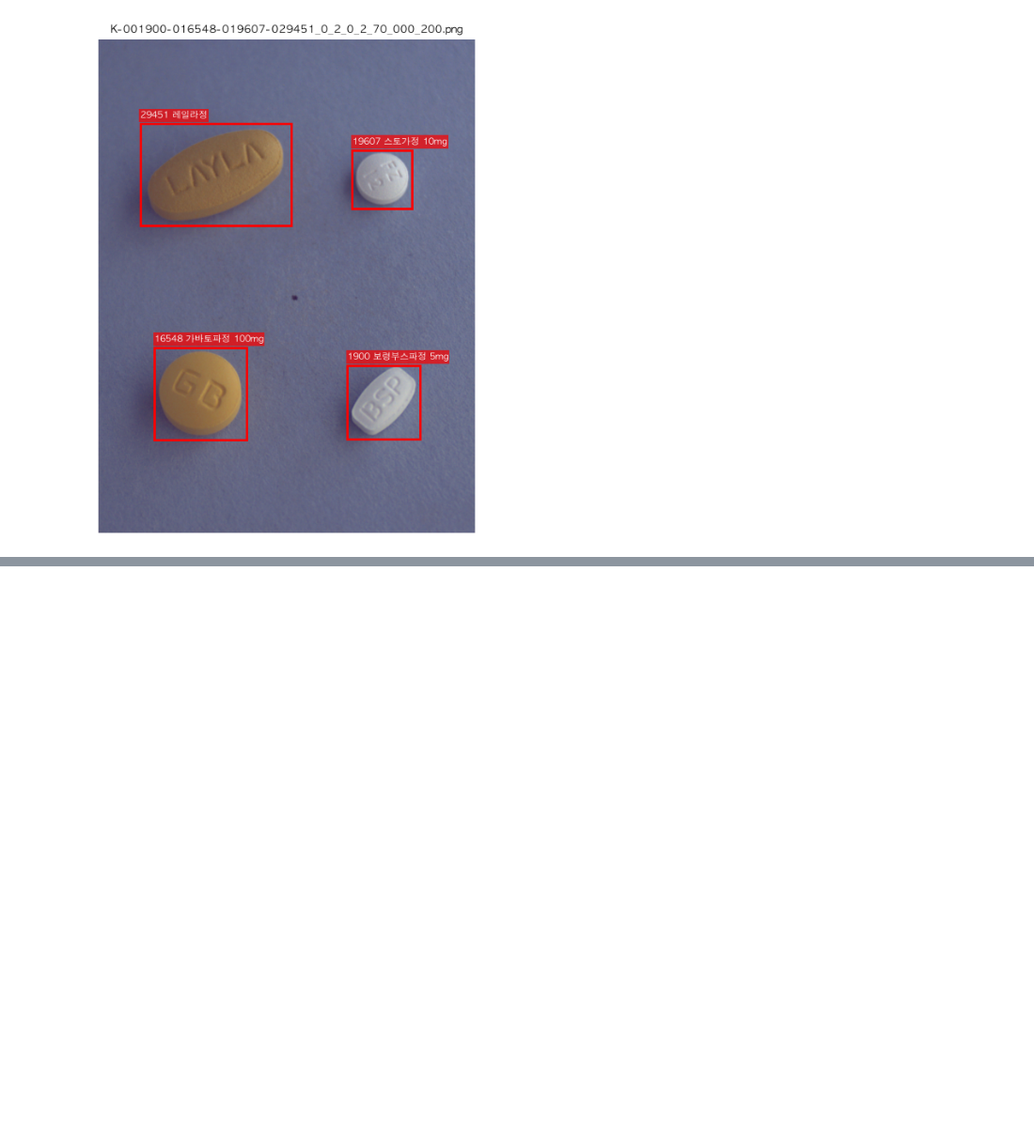
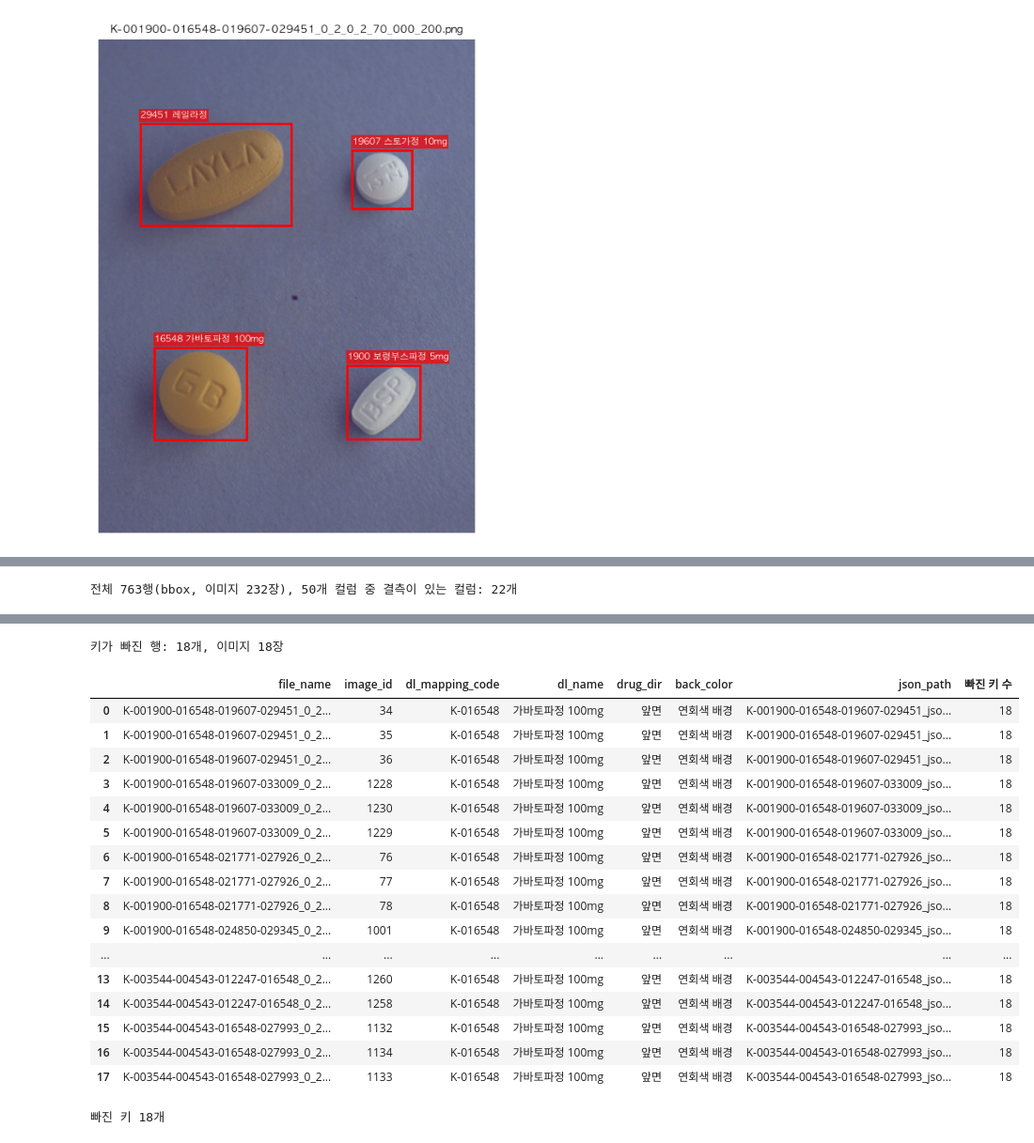
Before and after one commit to def-uk/pill-bbox, a Jupyter notebook: notebooks/dongwook_eda.ipynb, the cells around one changed output, grey strips where cells are left out. Shown at 94% size. Saved outputs shown, nothing was run; the diff lists cells and outputs as text; code cells hidden in the pictures; blank space fills up the shorter version.

Commit message:
data: 테이블 결측치 탐색

```diff
--- a/notebooks/dongwook_eda.ipynb
+++ b/notebooks/dongwook_eda.ipynb
@@ -137,0 +233,60 @@ show_image(img_df["file_name"].iloc[0])
+# %%
+# load_annotations()에서 붙인 컬럼을 빼면 JSON images[]의 컬럼만 남는다.
+ADDED_COLS = ["image_path", "json_path", "ann_id", "category_id", "category_name"]
+ADDED_COLS += ["x", "y", "w", "h", "area"]
+# 결측 행이 어떤 이미지·알약인지 알아볼 수 있게 함께 보여줄 컬럼
+ID_COLS = ["file_name", "image_id", "dl_mapping_code", "dl_name", "drug_dir", "back_color"]
+
+# data/README.md의 스키마 표에서 images[] 키의 필수여부와 설명을 읽는다.
+# 예: | `images[].drug_shape` | String | M | 알약 모양 |
+schema_pattern = re.compile(r"^\| `images\[\]\.(\w+)` \| [^|]+ \| (\w) \| ([^|]+?) \|$")
+schema_rows = [
+    m.groups()
+    for line in (DATA_DIR / "README.md").read_text(encoding="utf-8").splitlines()
+    if (m := schema_pattern.match(line.strip()))
+]
+schema_df = pd.DataFrame(schema_rows, columns=["키", "필수여부", "설명"]).set_index("키")
+schema_df.loc["image_id"] = schema_df.loc["id"]  # load_annotations()에서 id를 image_id로 바꿨다.
+
+# ann_df는 bbox(알약) 한 개당 한 행이다. 메타데이터도 그 알약에 대한 정보다.
+meta_df = ann_df.drop(columns=ADDED_COLS)
+is_blank = meta_df.apply(lambda s: s.notna() & s.astype(str).str.strip().eq(""))
+
+# NaN(키 없음)은 정보 누락, 빈 문자열은 "해당 없음"일 수 있어서 비율을 따로 본다.
+n_nan = meta_df.isna().sum()
+n_blank = is_blank.sum()
+null_df = pd.DataFrame(
+    {
+        "NaN": n_nan,
+        "NaN 비율(%)": (n_nan / len(meta_df) * 100).round(1),
+        "빈 문자열": n_blank,
+        "빈 문자열 비율(%)": (n_blank / len(meta_df) * 100).round(1),
+        "결측 비율(%)": ((n_nan + n_blank) / len(meta_df) * 100).round(1),
+    }
+)
+null_df = null_df.join(schema_df)
+null_df = null_df[null_df["결측 비율(%)"] > 0].sort_values(["결측 비율(%)", "NaN"], ascending=False)
+
+print(
+    f"전체 {len(meta_df)}행(bbox, 이미지 {meta_df['file_name'].nunique()}장), "
+    f"{meta_df.shape[1]}개 컬럼 중 결측이 있는 컬럼: {len(null_df)}개"
+)
+display(null_df)
+
+# 키 자체가 빠진(NaN) 행이 어떤 이미지·알약인지 본다.
+is_nan_row = meta_df.isna().any(axis=1)
+nan_cols = sorted(meta_df.columns[meta_df.isna().any()])
+nan_rows_df = ann_df.loc[is_nan_row, ID_COLS].copy()
+nan_rows_df["json_path"] = [
+    Path(p).relative_to(TRAIN_ANN_DIR).as_posix() for p in ann_df.loc[is_nan_row, "json_path"]
+]
+nan_rows_df["빠진 키 수"] = meta_df[is_nan_row].isna().sum(axis=1)
+nan_rows_df = nan_rows_df.sort_values("file_name").reset_index(drop=True)
+
+print(f"\n키가 빠진 행: {len(nan_rows_df)}개, 이미지 {nan_rows_df['file_name'].nunique()}장")
+display(nan_rows_df)
+
+print(f"\n빠진 키 {len(nan_cols)}개")
+display(schema_df.reindex(nan_cols).rename_axis("빠진 키"))
+# %% [output]
+전체 763행(bbox, 이미지 232장), 50개 컬럼 중 결측이 있는 컬럼: 22개
@@ -137,0 +310,19 @@ show_image(img_df["file_name"].iloc[0])
+키가 빠진 행: 18개, 이미지 18장
+|  | file_name | image_id | dl_mapping_code | dl_name | drug_dir | back_color | json_path | 빠진 키 수 |
+| 0 | K-001900-016548-019607-029451_0_2... | 34 | K-016548 | 가바토파정 100mg | 앞면 | 연회색 배경 | K-001900-016548-019607-029451_jso... | 18 |
+| 1 | K-001900-016548-019607-029451_0_2... | 35 | K-016548 | 가바토파정 100mg | 앞면 | 연회색 배경 | K-001900-016548-019607-029451_jso... | 18 |
+| 2 | K-001900-016548-019607-029451_0_2... | 36 | K-016548 | 가바토파정 100mg | 앞면 | 연회색 배경 | K-001900-016548-019607-029451_jso... | 18 |
+| 3 | K-001900-016548-019607-033009_0_2... | 1228 | K-016548 | 가바토파정 100mg | 앞면 | 연회색 배경 | K-001900-016548-019607-033009_jso... | 18 |
+| 4 | K-001900-016548-019607-033009_0_2... | 1230 | K-016548 | 가바토파정 100mg | 앞면 | 연회색 배경 | K-001900-016548-019607-033009_jso... | 18 |
+| 5 | K-001900-016548-019607-033009_0_2... | 1229 | K-016548 | 가바토파정 100mg | 앞면 | 연회색 배경 | K-001900-016548-019607-033009_jso... | 18 |
+| 6 | K-001900-016548-021771-027926_0_2... | 76 | K-016548 | 가바토파정 100mg | 앞면 | 연회색 배경 | K-001900-016548-021771-027926_jso... | 18 |
+| 7 | K-001900-016548-021771-027926_0_2... | 77 | K-016548 | 가바토파정 100mg | 앞면 | 연회색 배경 | K-001900-016548-021771-027926_jso... | 18 |
+| 8 | K-001900-016548-021771-027926_0_2... | 78 | K-016548 | 가바토파정 100mg | 앞면 | 연회색 배경 | K-001900-016548-021771-027926_jso... | 18 |
+| 9 | K-001900-016548-024850-029345_0_2... | 1001 | K-016548 | 가바토파정 100mg | 앞면 | 연회색 배경 | K-001900-016548-024850-029345_jso... | 18 |
+| ... | ... | ... | ... | ... | ... | ... | ... | ... |
+| 13 | K-003544-004543-012247-016548_0_2... | 1260 | K-016548 | 가바토파정 100mg | 앞면 | 연회색 배경 | K-003544-004543-012247-016548_jso... | 18 |
+| 14 | K-003544-004543-012247-016548_0_2... | 1258 | K-016548 | 가바토파정 100mg | 앞면 | 연회색 배경 | K-003544-004543-012247-016548_jso... | 18 |
+| 15 | K-003544-004543-016548-027993_0_2... | 1132 | K-016548 | 가바토파정 100mg | 앞면 | 연회색 배경 | K-003544-004543-016548-027993_jso... | 18 |
+| 16 | K-003544-004543-016548-027993_0_2... | 1134 | K-016548 | 가바토파정 100mg | 앞면 | 연회색 배경 | K-003544-004543-016548-027993_jso... | 18 |
+| 17 | K-003544-004543-016548-027993_0_2... | 1133 | K-016548 | 가바토파정 100mg | 앞면 | 연회색 배경 | K-003544-004543-016548-027993_jso... | 18 |
+빠진 키 18개
```
Also changed, not shown: parts of 6 cells of this notebook.
